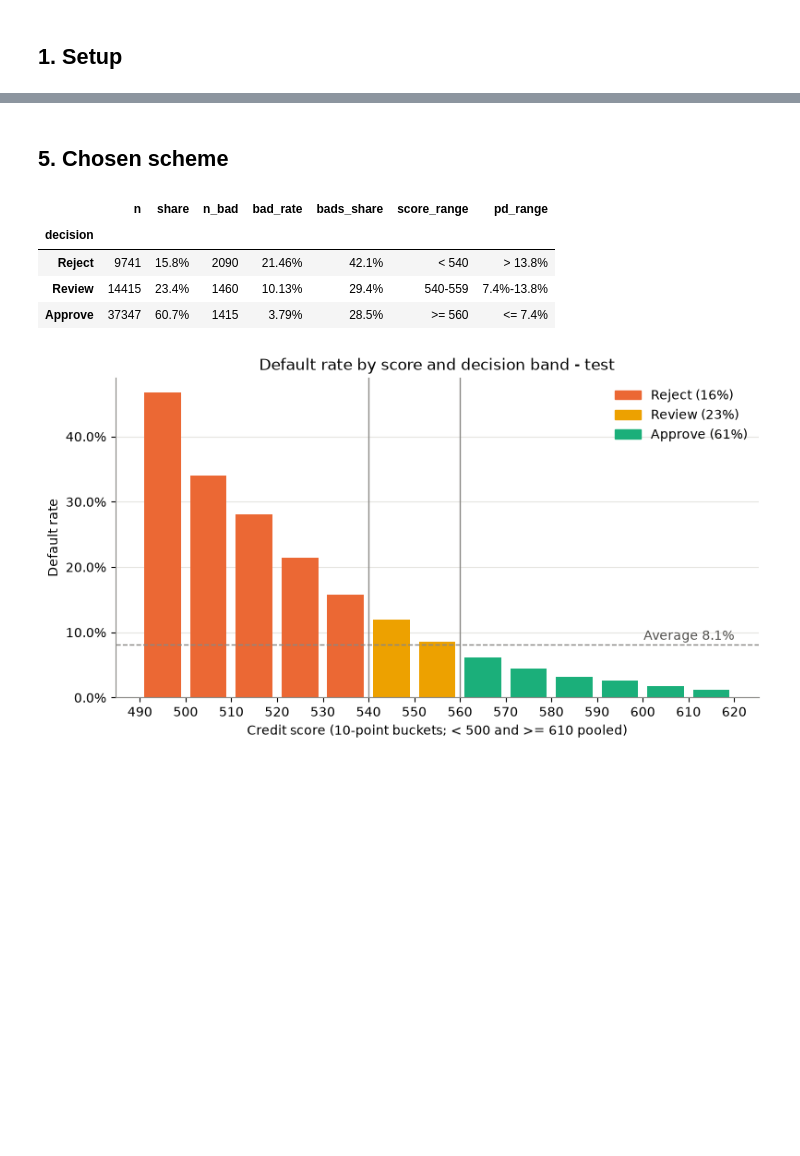
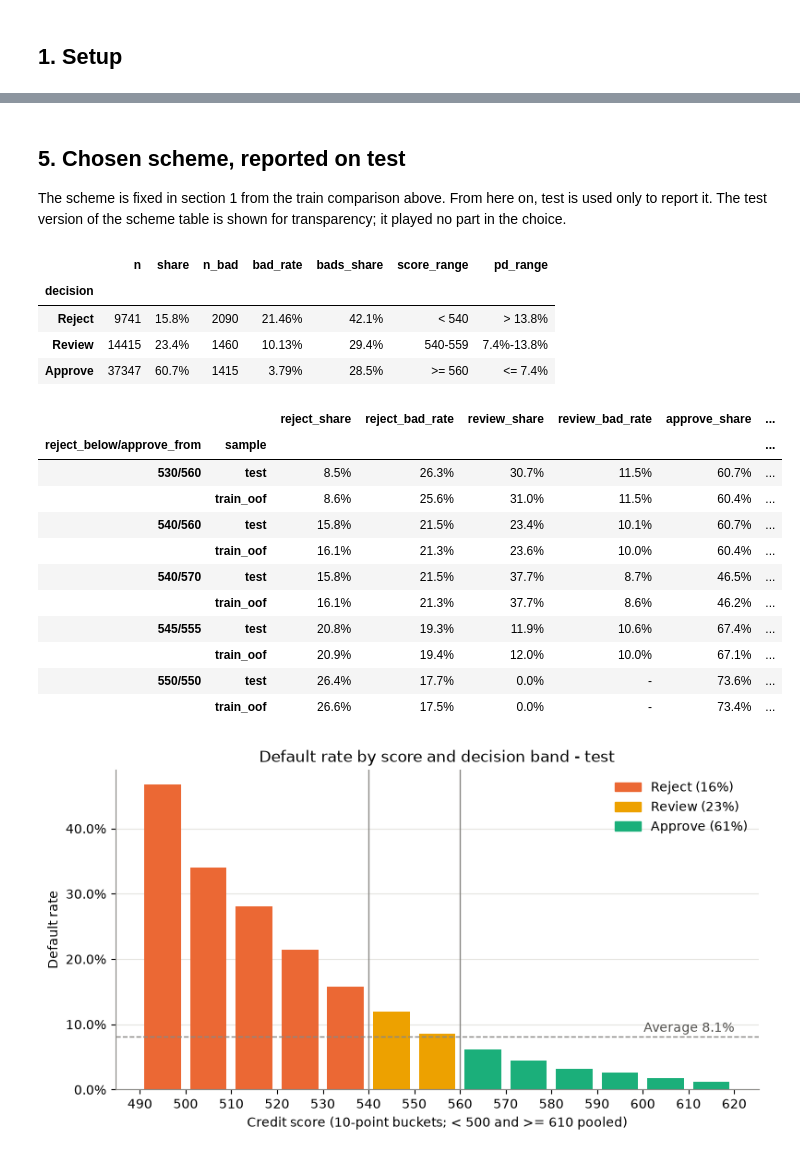
Before and after one commit to maidoanthanhthuy/credit-risk-scorecard, a Jupyter notebook: notebooks/13_cutoff_strategy.ipynb, the cells around one changed output, grey strips where cells are left out. Saved outputs shown, nothing was run; the diff lists cells and outputs as text; code cells hidden in the pictures; blank space fills up the shorter version.

```diff
--- a/notebooks/13_cutoff_strategy.ipynb
+++ b/notebooks/13_cutoff_strategy.ipynb
@@ -118,3 +144,5 @@ schemes.style.format("{:.1%}", na_rep="-")
 # %% [markdown]
-## 5. Chosen scheme
+## 5. Chosen scheme, reported on test
+
+The scheme is fixed in section 1 from the train comparison above. From here on, test is used only to report it. The test version of the scheme table is shown for transparency; it played no part in the choice.
 # %%
@@ -134,4 +162,22 @@ bands.style.format({"share": "{:.1%}", "bad_rate": "{:.2%}", "bads_share": "{:.1
 | Reject | 9741 | 15.8% | 2090 | 21.46% | 42.1% | < 540 | > 13.8% |
 | Review | 14415 | 23.4% | 1460 | 10.13% | 29.4% | 540-559 | 7.4%-13.8% |
 | Approve | 37347 | 60.7% | 1415 | 3.79% | 28.5% | >= 560 | <= 7.4% |
+# %%
+# Reporting only: all schemes on test next to train (the gap shows how well the train choice transfers)
+schemes_test = scheme_table(y_test, score_test)
+schemes = pd.concat({"train_oof": schemes_train, "test": schemes_test}, names=["sample"]).swaplevel().sort_index()
+schemes.style.format("{:.1%}", na_rep="-")
+# %% [output]
+|  |  | reject_share | reject_bad_rate | review_share | review_bad_rate | approve_share | ... |
+| reject_below/approve_from | sample |  |  |  |  |  | ... |
+| 530/560 | test | 8.5% | 26.3% | 30.7% | 11.5% | 60.7% | ... |
+|  | train_oof | 8.6% | 25.6% | 31.0% | 11.5% | 60.4% | ... |
+| 540/560 | test | 15.8% | 21.5% | 23.4% | 10.1% | 60.7% | ... |
+|  | train_oof | 16.1% | 21.3% | 23.6% | 10.0% | 60.4% | ... |
+| 540/570 | test | 15.8% | 21.5% | 37.7% | 8.7% | 46.5% | ... |
+|  | train_oof | 16.1% | 21.3% | 37.7% | 8.6% | 46.2% | ... |
+| 545/555 | test | 20.8% | 19.3% | 11.9% | 10.6% | 67.4% | ... |
+|  | train_oof | 20.9% | 19.4% | 12.0% | 10.0% | 67.1% | ... |
+| 550/550 | test | 26.4% | 17.7% | 0.0% | - | 73.6% | ... |
+|  | train_oof | 26.6% | 17.5% | 0.0% | - | 73.4% | ... |
 # %%
```
Also changed, not shown: parts of 13 cells of this notebook, 5 other files.
